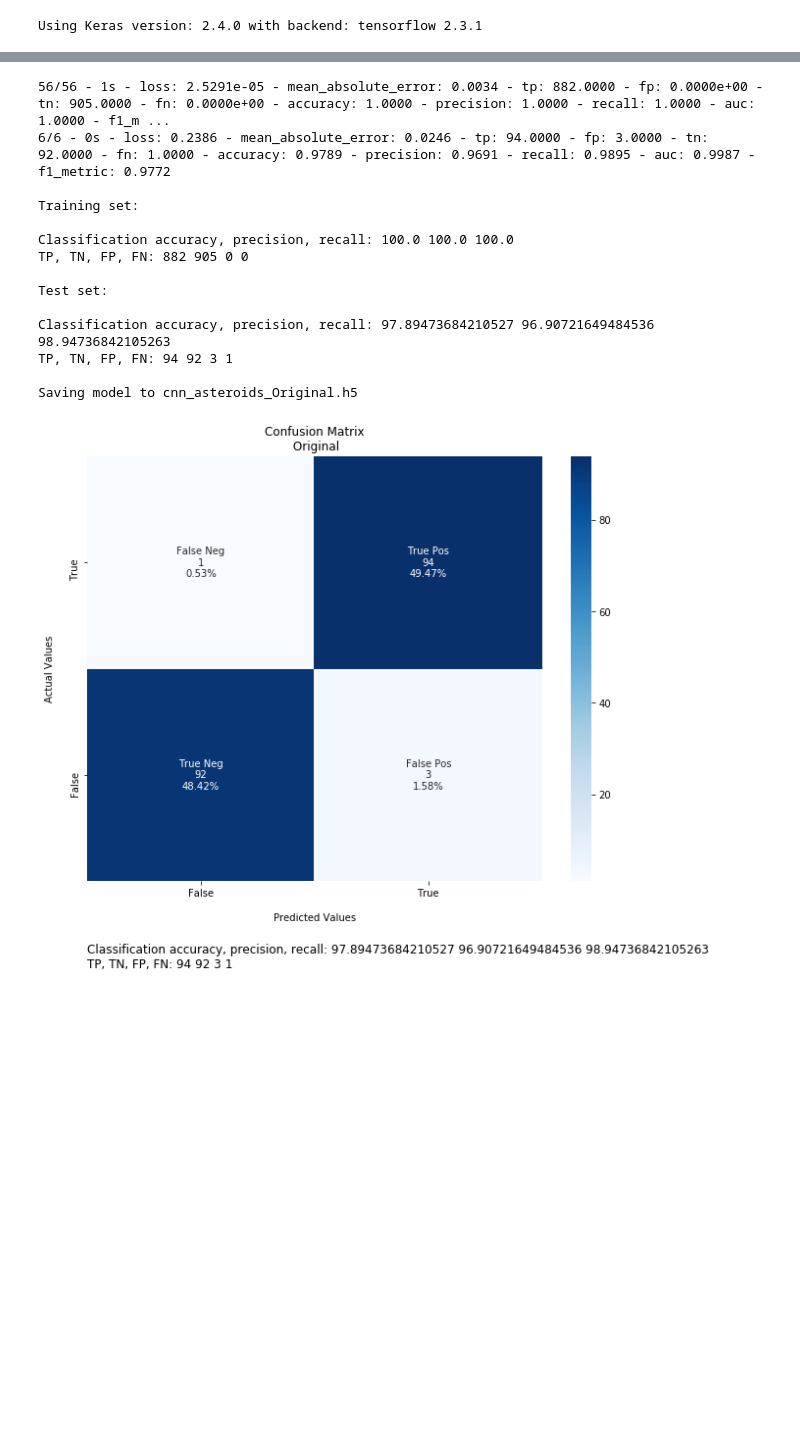
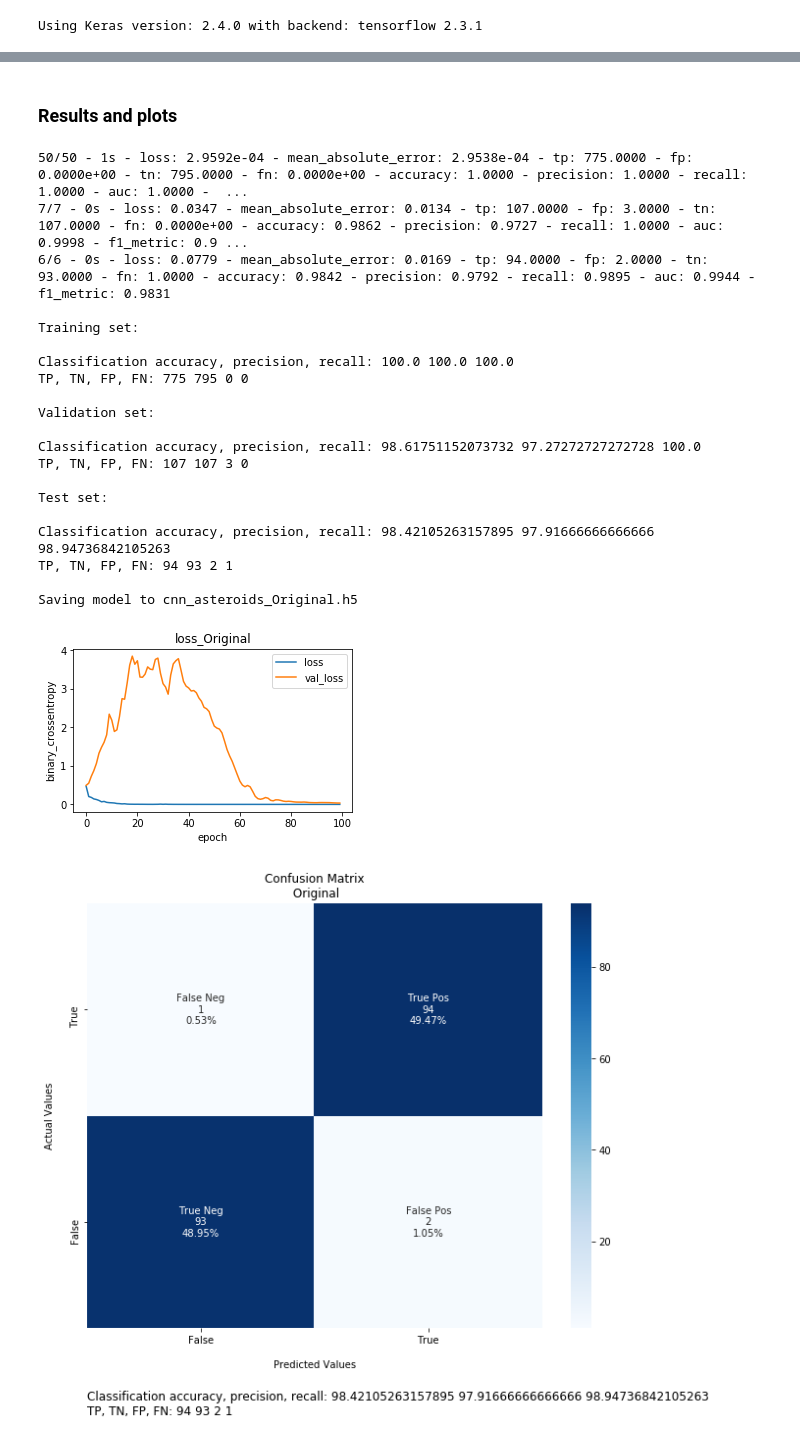
Before and after one commit to ymzayek/asteroidsCNN, a Jupyter notebook: trainSimpleCNN.ipynb, the cells around one changed output, grey strips where cells are left out. Cells and saved outputs as stored; diff of their text form; code cells hidden in the pictures; blank space fills up the shorter version.

```diff
--- a/trainSimpleCNN.ipynb
+++ b/trainSimpleCNN.ipynb
@@ -115,3 +71,9 @@ testSetY = np.append(testSetY, np.zeros((len(filenames_test)), dtype=float), 0)
+# %%
+image_path = "/data/pg-ds_cit/Projects/Astronomy/AstronomyProject/Images"
+mode = "Original" #"Crop", "Resize", or "Original"
+trainSet, X_train, Y_train = load_data(image_path, 'train', mode, size = (20,20))
+validSet, X_valid, Y_valid = load_data(image_path, 'valid', mode, size = (20,20))
+testSet, X_test, Y_test = load_data(image_path, 'test', mode, size = (20,20))
 # %%
 print('Using Keras version:', __version__, 'with backend:', K.backend(), tf.__version__)
 
@@ -169,7 +117,6 @@ Using Keras version: 2.4.0 with backend: tensorflow 2.3.1
 # %%
 print()
-print('Data loaded: train:', len(X_train), 'test:', len(X_test))
-print('trainSetX:', trainSetX.shape)
+print('Data loaded: train:', len(X_train), 'valid:', len(X_valid), 'test:', len(X_test))
 print('X_train:', X_train.shape)
 print('Y_train:', Y_train.shape)
 
@@ -263,8 +210,8 @@ metrics = [
 
 model = Model(inputs=input, outputs=out1)
 
-model.compile(loss=[cu.custom_YOLO_loss, 'binary_crossentropy'],
-              loss_weights=[1, 0],
+model.compile(loss='binary_crossentropy',
+              #loss_weights=[1, 1],
               optimizer=optimizer,
               metrics=["MeanAbsoluteError", metrics])
 
@@ -319,7 +268,7 @@ history = model.fit(X_train,
                     epochs=epochs,
                     batch_size=batch_size,
                     verbose=2,
-                    validation_split=validationSetPortion,
-                    callbacks=[earlyStopCB],  # Write desired callbacks between the brackets
+                    validation_data=(X_valid, Y_valid),
+                    callbacks=[checkpointCB],  # Write desired callbacks between the brackets
                     shuffle=False)
 # %% [output]
@@ -343,45 +292,63 @@ Epoch 00117: early stopping
+# %% [markdown]
+### Results and plots
 # %%
 # Plot training loss and validation loss history.
 plt.figure(figsize=(5, 3))
 plt.plot(history.epoch, history.history['loss'], label="loss")
 plt.plot(history.epoch, history.history['val_loss'], label="val_loss")
+plt.xlabel('epoch')
+plt.ylabel('binary_crossentropy')
 plt.legend()
 plt.title(f'loss_{mode}')
-plt.savefig(f"/data/p301081/astronomy/results/plots_kids/loss_{mode}.png")
+if save:
+    plt.savefig(f"/data/p301081/astronomy/results/plots_kids/loss_{mode}.png")
 
 scoresTrain = model.evaluate(X_train, Y_train, verbose=2)
+scoresValid = model.evaluate(X_valid, Y_valid, verbose=2)
 scoresTest = model.evaluate(X_test, Y_test, verbose=2)
 #print(scoresTrain, scoresTest)
 
 predictionsTrain = model.predict(X_train)
+predictionsValid = model.predict(X_valid)
 predictionsTest = model.predict(X_test)
 
 predictionsTrain = [round(pred[0]) for pred in predictionsTrain]
+predictionsValid = [round(pred[0]) for pred in predictionsValid]
 predictionsTest = [round(pred[0]) for pred in predictionsTest]
 
 print("\nTraining set:")
 train_set_metrics = cu.analyze_5unit_errors(predictionsTrain, Y_train)
+print("\nValidation set:")
+train_set_metrics = cu.analyze_5unit_errors(predictionsValid, Y_valid)
 print("\nTest set:")
 test_set_metrics = cu.analyze_5unit_errors(predictionsTest, Y_test)
 
-modelName = f"cnn_asteroids_{mode}.h5"
-print("\nSaving model to", modelName)
-model.save(f"../Models/{modelName}")
+if save:
+    modelName = f"cnn_asteroids_{mode}.h5"
+    print("\nSaving model to", modelName)
+    model.save(f"../Models/{modelName}")
 # %% [output]
-56/56 - 1s - loss: 2.5291e-05 - mean_absolute_error: 0.0034 - tp: 882.0000 - fp: 0.0000e+00 - tn: 905.0000 - fn: 0.0000e+00 - accuracy: 1.0000 - precision: 1.0000 - recall: 1.0000 - auc: 1.0000 - f1_m ...
-6/6 - 0s - loss: 0.2386 - mean_absolute_error: 0.0246 - tp: 94.0000 - fp: 3.0000 - tn: 92.0000 - fn: 1.0000 - accuracy: 0.9789 - precision: 0.9691 - recall: 0.9895 - auc: 0.9987 - f1_metric: 0.9772
+50/50 - 1s - loss: 2.9592e-04 - mean_absolute_error: 2.9538e-04 - tp: 775.0000 - fp: 0.0000e+00 - tn: 795.0000 - fn: 0.0000e+00 - accuracy: 1.0000 - precision: 1.0000 - recall: 1.0000 - auc: 1.0000 -  ...
+7/7 - 0s - loss: 0.0347 - mean_absolute_error: 0.0134 - tp: 107.0000 - fp: 3.0000 - tn: 107.0000 - fn: 0.0000e+00 - accuracy: 0.9862 - precision: 0.9727 - recall: 1.0000 - auc: 0.9998 - f1_metric: 0.9 ...
+6/6 - 0s - loss: 0.0779 - mean_absolute_error: 0.0169 - tp: 94.0000 - fp: 2.0000 - tn: 93.0000 - fn: 1.0000 - accuracy: 0.9842 - precision: 0.9792 - recall: 0.9895 - auc: 0.9944 - f1_metric: 0.9831
 
 Training set:
 
 Classification accuracy, precision, recall: 100.0 100.0 100.0
-TP, TN, FP, FN: 882 905 0 0
+TP, TN, FP, FN: 775 795 0 0
+
+Validation set:
+
+Classification accuracy, precision, recall: 98.61751152073732 97.27272727272728 100.0
+TP, TN, FP, FN: 107 107 3 0
 
 Test set:
 
-Classification accuracy, precision, recall: 97.89473684210527 96.90721649484536 98.94736842105263
-TP, TN, FP, FN: 94 92 3 1
+Classification accuracy, precision, recall: 98.42105263157895 97.91666666666666 98.94736842105263
+TP, TN, FP, FN: 94 93 2 1
 
 Saving model to cnn_asteroids_Original.h5
+[figure, added]
 # %%
 %matplotlib inline
 import seaborn as sns
```
Also changed, not shown: parts of 20 cells of this notebook, 2 other files.
